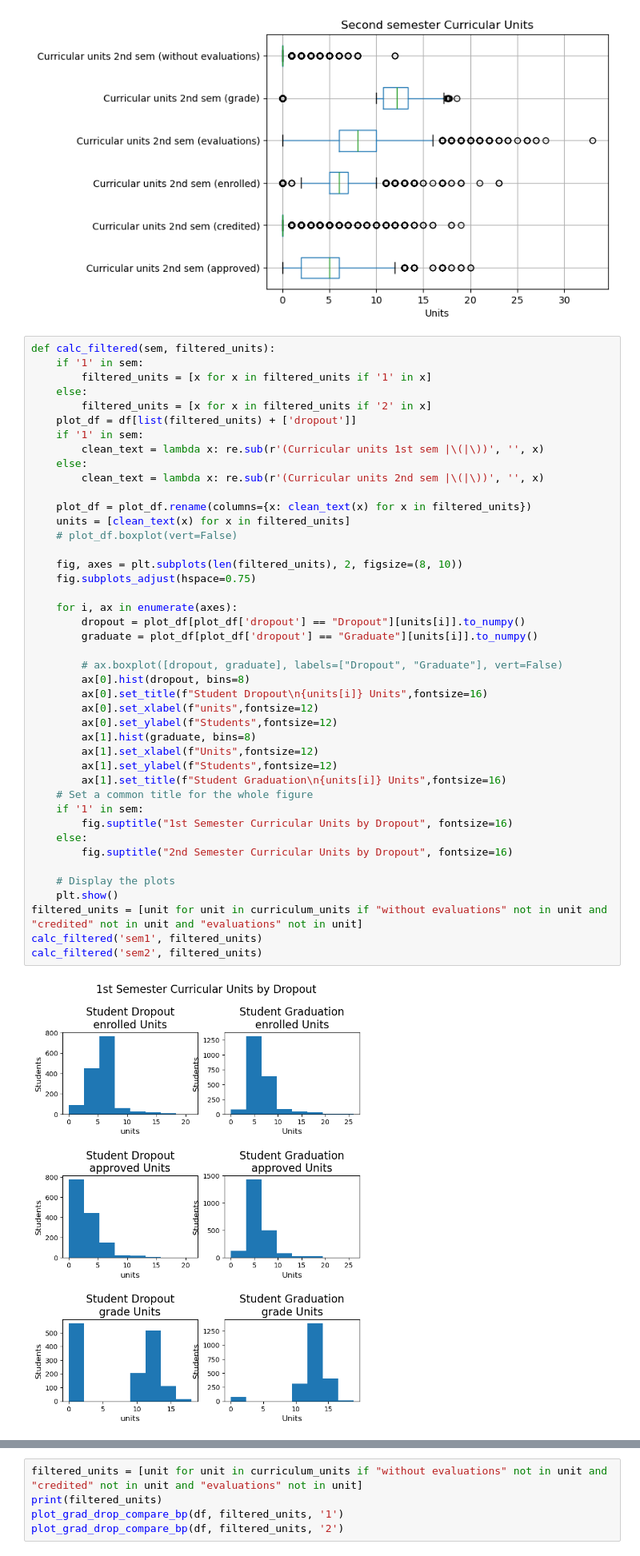
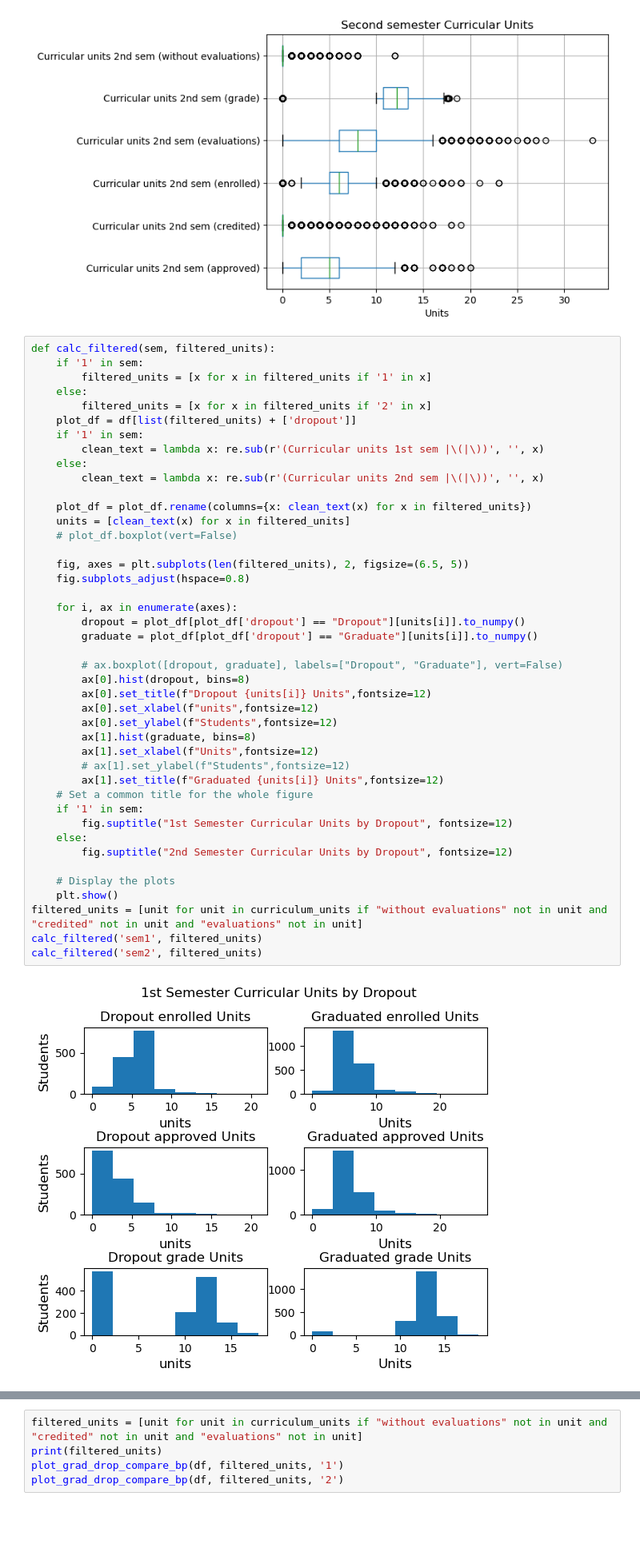
Before and after one commit to Abuynits/cs573_final_proj, a Jupyter notebook: eda.ipynb, the cells around one changed output, grey strips where cells are left out. Shown at 80% size. Saved outputs shown, nothing was run; the diff lists cells and outputs as text; blank space fills up the shorter version.

```diff
--- a/eda.ipynb
+++ b/eda.ipynb
@@ -232,38 +232,38 @@ def calc_filtered(sem, filtered_units):
     if '1' in sem:
         clean_text = lambda x: re.sub(r'(Curricular units 1st sem |\(|\))', '', x)
     else:
         clean_text = lambda x: re.sub(r'(Curricular units 2nd sem |\(|\))', '', x)
 
     plot_df = plot_df.rename(columns={x: clean_text(x) for x in filtered_units})
     units = [clean_text(x) for x in filtered_units]
     # plot_df.boxplot(vert=False)
 
-    fig, axes = plt.subplots(len(filtered_units), 2, figsize=(8, 10))
-    fig.subplots_adjust(hspace=0.75)
+    fig, axes = plt.subplots(len(filtered_units), 2, figsize=(6.5, 5))
+    fig.subplots_adjust(hspace=0.8)
 
     for i, ax in enumerate(axes):
         dropout = plot_df[plot_df['dropout'] == "Dropout"][units[i]].to_numpy()
         graduate = plot_df[plot_df['dropout'] == "Graduate"][units[i]].to_numpy()
 
         # ax.boxplot([dropout, graduate], labels=["Dropout", "Graduate"], vert=False)
         ax[0].hist(dropout, bins=8)
-        ax[0].set_title(f"Student Dropout\n{units[i]} Units",fontsize=16)
+        ax[0].set_title(f"Dropout {units[i]} Units",fontsize=12)
         ax[0].set_xlabel(f"units",fontsize=12)
         ax[0].set_ylabel(f"Students",fontsize=12)
         ax[1].hist(graduate, bins=8)
         ax[1].set_xlabel(f"Units",fontsize=12)
-        ax[1].set_ylabel(f"Students",fontsize=12)
-        ax[1].set_title(f"Student Graduation\n{units[i]} Units",fontsize=16)
+        # ax[1].set_ylabel(f"Students",fontsize=12)
+        ax[1].set_title(f"Graduated {units[i]} Units",fontsize=12)
     # Set a common title for the whole figure
     if '1' in sem:
-        fig.suptitle("1st Semester Curricular Units by Dropout", fontsize=16)
+        fig.suptitle("1st Semester Curricular Units by Dropout", fontsize=12)
     else:
-        fig.suptitle("2nd Semester Curricular Units by Dropout", fontsize=16)
+        fig.suptitle("2nd Semester Curricular Units by Dropout", fontsize=12)
 
     # Display the plots
     plt.show()
 filtered_units = [unit for unit in curriculum_units if "without evaluations" not in unit and "credited" not in unit and "evaluations" not in unit]
 calc_filtered('sem1', filtered_units)
 calc_filtered('sem2', filtered_units)
 # %% [output]
-[figure, old version]
+[figure, new version]
```
Also changed, not shown: parts of 10 cells of this notebook, 5 other files.
